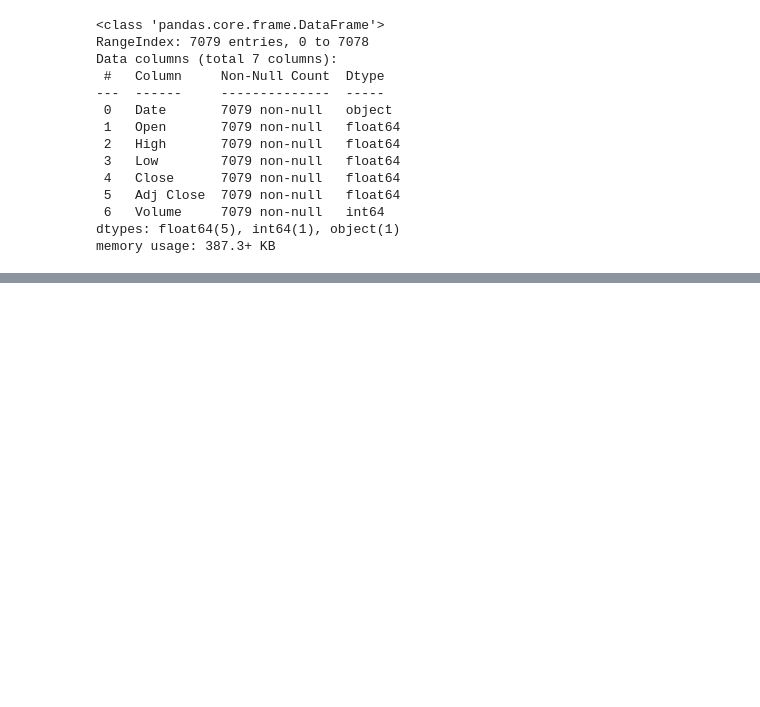
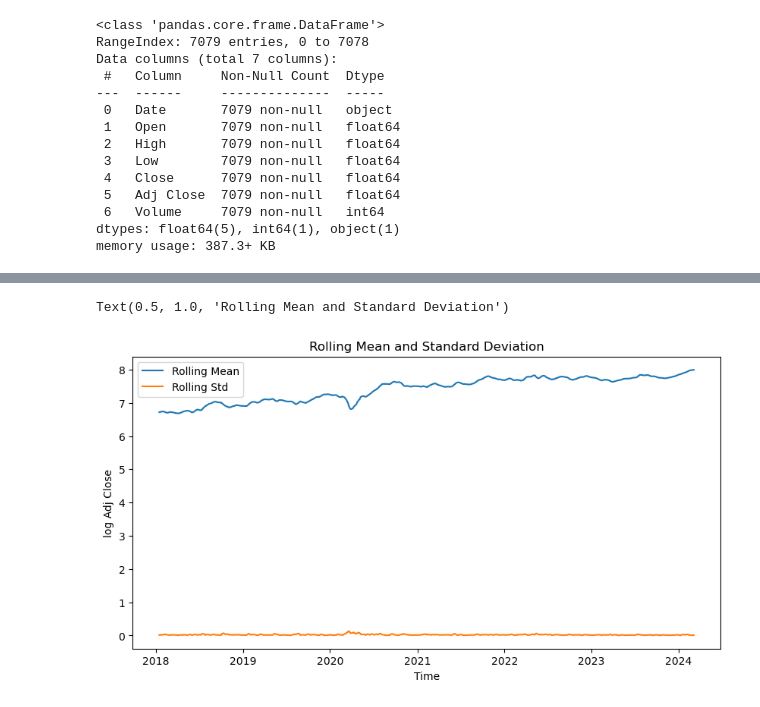
Before and after one commit to HP3-16/time-series-stocks, a Jupyter notebook: model_arima.ipynb, the cells around one changed output, grey strips where cells are left out. Cells and saved outputs as stored; diff of their text form; code cells hidden in the pictures; blank space fills up the shorter version.

```diff
--- a/model_arima.ipynb
+++ b/model_arima.ipynb
@@ -32,3 +34,5 @@ dtypes: float64(5), int64(1), object(1)
 memory usage: 387.3+ KB
 # %%
 RELIANCE["Date"] = pd.to_datetime(RELIANCE["Date"])
+# %%
+RELIANCE = RELIANCE[RELIANCE["Date"] >= '2018-01-01'].reset_index(drop = True)
@@ -34,0 +50,15 @@ RELIANCE["Date"] = pd.to_datetime(RELIANCE["Date"])
+# %%
+RELIANCE['log Adj Close'] = np.log(RELIANCE['Adj Close'])
+RELIANCE_log_moving_avg = RELIANCE['log Adj Close'].rolling(12).mean()
+RELIANCE_log_std = RELIANCE['log Adj Close'].rolling(12).std()
+# %%
+plt.figure(figsize=(10, 5))
+plt.plot(RELIANCE['Date'], RELIANCE_log_moving_avg, label="Rolling Mean")
+plt.plot(RELIANCE['Date'], RELIANCE_log_std, label="Rolling Std")
+plt.xlabel('Time')
+plt.ylabel('log Adj Close')
+plt.legend(loc='best')
+plt.title("Rolling Mean and Standard Deviation")
+# %% [output]
+Text(0.5, 1.0, 'Rolling Mean and Standard Deviation')
+[figure, added]
```
Also changed, not shown: parts of 3 cells of this notebook.
